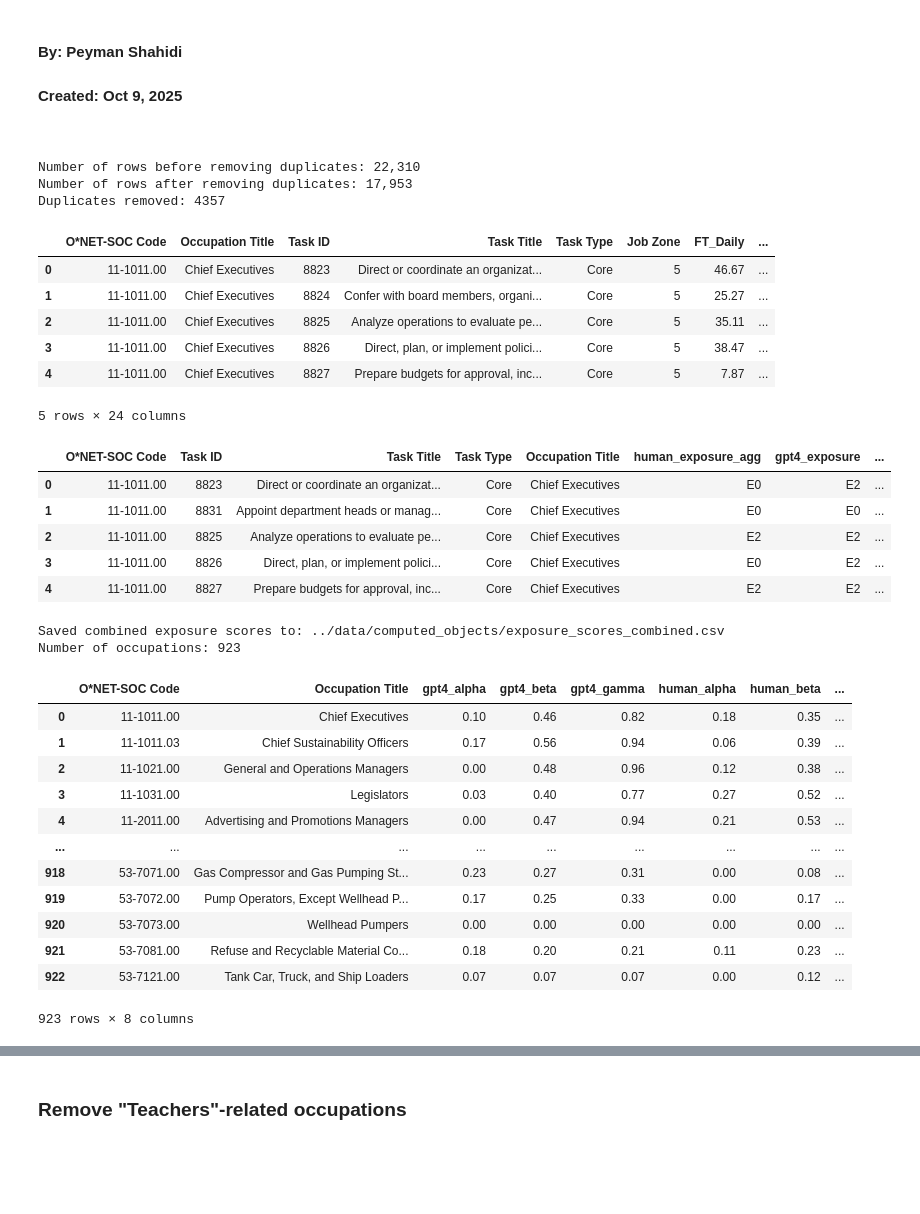
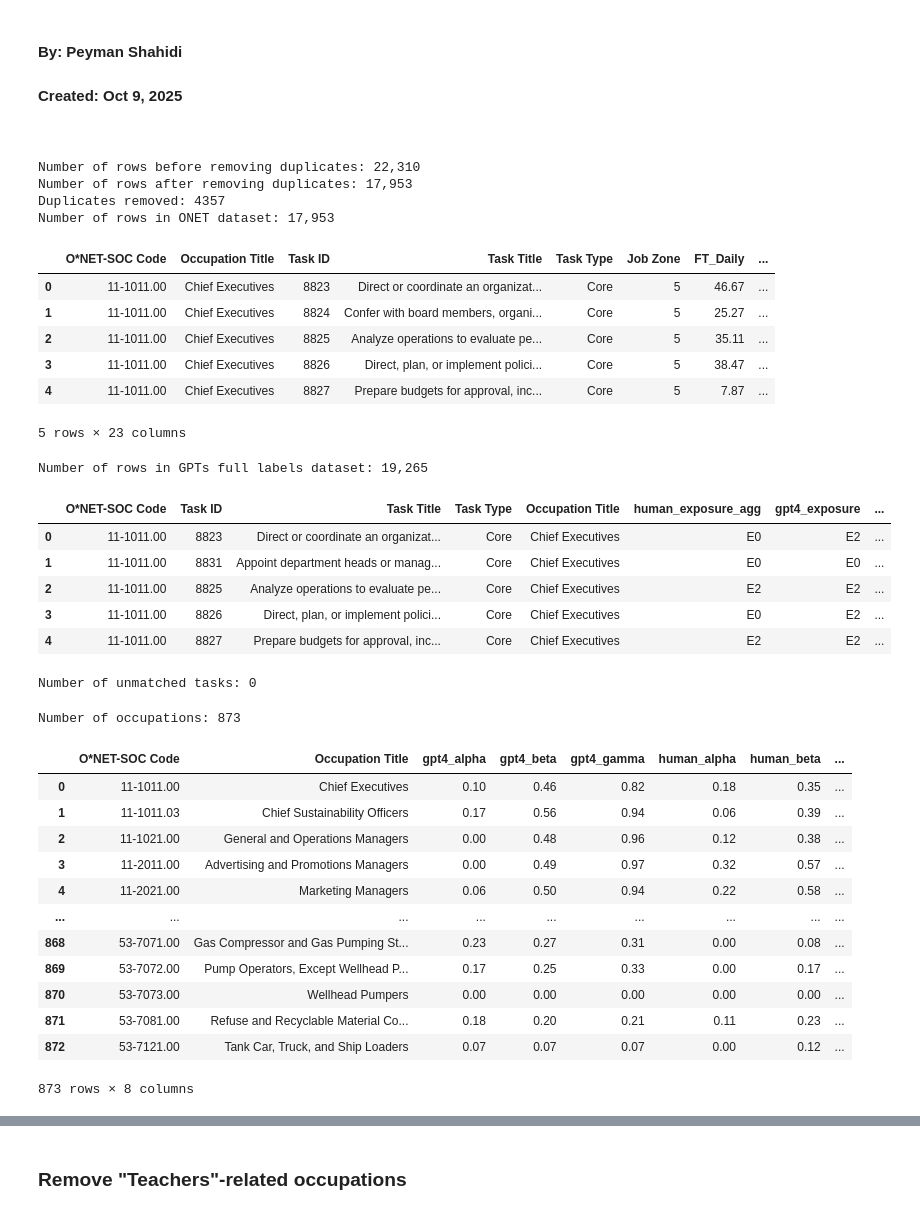
Before and after one commit to johnjosephhorton/rubin, a Jupyter notebook: agentic_ai/onet_gpt_exposure.ipynb, the cells around one changed output, grey strips where cells are left out. Saved outputs shown, nothing was run; the diff lists cells and outputs as text; code cells hidden in the pictures; blank space fills up the shorter version.

```diff
--- a/agentic_ai/onet_gpt_exposure.ipynb
+++ b/agentic_ai/onet_gpt_exposure.ipynb
@@ -53,18 +53,22 @@ rows_after = len(ONET)
 print(f"Number of rows after removing duplicates: {rows_after:,}")
 print(f"Duplicates removed: {rows_before - rows_after}")
 
+# Print length of dataset
+print(f"Number of rows in ONET dataset: {len(ONET):,}")
+
 ONET.head(5)
 # %% [output]
 Number of rows before removing duplicates: 22,310
 Number of rows after removing duplicates: 17,953
 Duplicates removed: 4357
+Number of rows in ONET dataset: 17,953
 |  | O*NET-SOC Code | Occupation Title | Task ID | Task Title | Task Type | Job Zone | FT_Daily | ... |
 | 0 | 11-1011.00 | Chief Executives | 8823 | Direct or coordinate an organizat... | Core | 5 | 46.67 | ... |
 | 1 | 11-1011.00 | Chief Executives | 8824 | Confer with board members, organi... | Core | 5 | 25.27 | ... |
 | 2 | 11-1011.00 | Chief Executives | 8825 | Analyze operations to evaluate pe... | Core | 5 | 35.11 | ... |
 | 3 | 11-1011.00 | Chief Executives | 8826 | Direct, plan, or implement polici... | Core | 5 | 38.47 | ... |
 | 4 | 11-1011.00 | Chief Executives | 8827 | Prepare budgets for approval, inc... | Core | 5 | 7.87 | ... |
-5 rows × 24 columns
+5 rows × 23 columns
 # %%
 # Load GPTs are GPTs full label dataset
 gpts_full_labels = pd.read_csv(f'{input_data_path}/GPTs-are-GPTs-main/data/full_labelset.tsv', sep="\t")
@@ -74,20 +78,38 @@ gpts_full_labels = gpts_full_labels.drop(gpts_full_labels.columns[:1], axis=1)
 # Convert Task ID to integer
 gpts_full_labels['Task ID'] = gpts_full_labels['Task ID'].astype(int)
 
+# Remove apostrophes for consistency
+gpts_full_labels = gpts_full_labels.applymap(lambda x: x.replace("'", "") if isinstance(x, str) else x)
+
 # Rename columns
 gpts_full_labels = gpts_full_labels.rename(columns={
     'Task': 'Task Title',
     'Title': 'Occupation Title'
 })
 
+# Print length of dataset
+print(f"Number of rows in GPTs full labels dataset: {len(gpts_full_labels):,}")
+
+
 gpts_full_labels.head(5)
 # %% [output]
+Number of rows in GPTs full labels dataset: 19,265
 |  | O*NET-SOC Code | Task ID | Task Title | Task Type | Occupation Title | human_exposure_agg | gpt4_exposure | ... |
 | 0 | 11-1011.00 | 8823 | Direct or coordinate an organizat... | Core | Chief Executives | E0 | E2 | ... |
 | 1 | 11-1011.00 | 8831 | Appoint department heads or manag... | Core | Chief Executives | E0 | E0 | ... |
 | 2 | 11-1011.00 | 8825 | Analyze operations to evaluate pe... | Core | Chief Executives | E2 | E2 | ... |
 | 3 | 11-1011.00 | 8826 | Direct, plan, or implement polici... | Core | Chief Executives | E0 | E2 | ... |
 | 4 | 11-1011.00 | 8827 | Prepare budgets for approval, inc... | Core | Chief Executives | E2 | E2 | ... |
+# %%
+# Merge with ONET dataset to get hierarchical codes and titles
+ONET = ONET.merge(gpts_full_labels, on=['O*NET-SOC Code', 'Occupation Title', 'Task ID', 'Task Title', 'Task Type'], how='left')
+ONET
+
+# Check how many tasks were not matched
+unmatched_tasks = ONET[ONET['gpt4_exposure'].isna()]
+print(f"Number of unmatched tasks: {len(unmatched_tasks):,}")
+# %% [output]
+Number of unmatched tasks: 0
 # %%
 # Reconstruct the occ_level exposure dataset from the original paper
 def compute_exposure_shares(df, exposure_col, prefix):
@@ -110,48 +132,47 @@ def compute_exposure_shares(df, exposure_col, prefix):
 
     # Composite measures
     occ_level[f"{prefix}_E1_plus_halfE2"] = occ_level[f"{prefix}_E1_share"] + 0.5 * occ_level[f"{prefix}_E2_share"]
     occ_level[f"{prefix}_E1_plus_E2"]     = occ_level[f"{prefix}_E1_share"] + occ_level[f"{prefix}_E2_share"]
 
     occ_level = occ_level.drop(columns=[f'{prefix}_E2_share'])
 
     occ_level = occ_level.rename(columns={'gpt4_E1_share': 'gpt4_alpha',
                                           'gpt4_E1_plus_halfE2': 'gpt4_beta',
                                           'gpt4_E1_plus_E2': 'gpt4_gamma',
                                           'human_E1_share': 'human_alpha',
                                           'human_E1_plus_halfE2': 'human_beta',
                                           'human_E1_plus_E2': 'human_gamma'})
 
     return occ_level
 
 
 # Compute exposure shares for GPT-4 and human ratings
-gpt4_exposure_scores = compute_exposure_shares(gpts_full_labels, "gpt4_exposure", "gpt4")
-human_exposure_scores = compute_exposure_shares(gpts_full_labels, "human_labels", "human")
+gpt4_exposure_scores = compute_exposure_shares(ONET, "gpt4_exposure", "gpt4")
+human_exposure_scores = compute_exposure_shares(ONET, "human_labels", "human")
 
 # Merge GPT-4 and human exposure scores on occupation code and title
-exposure_scores_combined = pd.merge(gpt4_exposure_scores, human_exposure_scores,
+exposure_scores_occupation = pd.merge(gpt4_exposure_scores, human_exposure_scores,
                                      on=["O*NET-SOC Code", "Occupation Title"])
 
 # Save the combined exposure scores to CSV
-exposure_scores_combined.to_csv(f'{output_data_path}/exposure_scores_combined.csv', index=False)
-print(f"Saved combined exposure scores to: {output_data_path}/exposure_scores_combined.csv")
-print(f"Number of occupations: {len(exposure_scores_combined)}")
+# exposure_scores_occupation.to_csv(f'{output_data_path}/exposure_scores_occupation.csv', index=False)
+# print(f"Saved combined exposure scores to: {output_data_path}/exposure_scores_occupation.csv")
+print(f"Number of occupations: {len(exposure_scores_occupation)}")
 
 # Display the results
-exposure_scores_combined
+exposure_scores_occupation
 # %% [output]
-Saved combined exposure scores to: ../data/computed_objects/exposure_scores_combined.csv
-Number of occupations: 923
+Number of occupations: 873
 |  | O*NET-SOC Code | Occupation Title | gpt4_alpha | gpt4_beta | gpt4_gamma | human_alpha | human_beta | ... |
 | 0 | 11-1011.00 | Chief Executives | 0.10 | 0.46 | 0.82 | 0.18 | 0.35 | ... |
 | 1 | 11-1011.03 | Chief Sustainability Officers | 0.17 | 0.56 | 0.94 | 0.06 | 0.39 | ... |
 | 2 | 11-1021.00 | General and Operations Managers | 0.00 | 0.48 | 0.96 | 0.12 | 0.38 | ... |
-| 3 | 11-1031.00 | Legislators | 0.03 | 0.40 | 0.77 | 0.27 | 0.52 | ... |
-| 4 | 11-2011.00 | Advertising and Promotions Managers | 0.00 | 0.47 | 0.94 | 0.21 | 0.53 | ... |
+| 3 | 11-2011.00 | Advertising and Promotions Managers | 0.00 | 0.49 | 0.97 | 0.32 | 0.57 | ... |
+| 4 | 11-2021.00 | Marketing Managers | 0.06 | 0.50 | 0.94 | 0.22 | 0.58 | ... |
 | ... | ... | ... | ... | ... | ... | ... | ... | ... |
-| 918 | 53-7071.00 | Gas Compressor and Gas Pumping St... | 0.23 | 0.27 | 0.31 | 0.00 | 0.08 | ... |
-| 919 | 53-7072.00 | Pump Operators, Except Wellhead P... | 0.17 | 0.25 | 0.33 | 0.00 | 0.17 | ... |
-| 920 | 53-7073.00 | Wellhead Pumpers | 0.00 | 0.00 | 0.00 | 0.00 | 0.00 | ... |
-| 921 | 53-7081.00 | Refuse and Recyclable Material Co... | 0.18 | 0.20 | 0.21 | 0.11 | 0.23 | ... |
-| 922 | 53-7121.00 | Tank Car, Truck, and Ship Loaders | 0.07 | 0.07 | 0.07 | 0.00 | 0.12 | ... |
+| 868 | 53-7071.00 | Gas Compressor and Gas Pumping St... | 0.23 | 0.27 | 0.31 | 0.00 | 0.08 | ... |
+| 869 | 53-7072.00 | Pump Operators, Except Wellhead P... | 0.17 | 0.25 | 0.33 | 0.00 | 0.17 | ... |
+| 870 | 53-7073.00 | Wellhead Pumpers | 0.00 | 0.00 | 0.00 | 0.00 | 0.00 | ... |
+| 871 | 53-7081.00 | Refuse and Recyclable Material Co... | 0.18 | 0.20 | 0.21 | 0.11 | 0.23 | ... |
+| 872 | 53-7121.00 | Tank Car, Truck, and Ship Loaders | 0.07 | 0.07 | 0.07 | 0.00 | 0.12 | ... |
-923 rows × 8 columns
+873 rows × 8 columns
```
Also changed, not shown: parts of 21 cells of this notebook.
